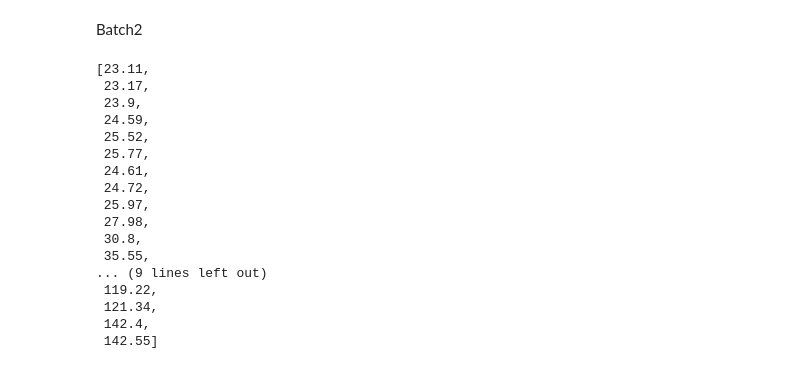
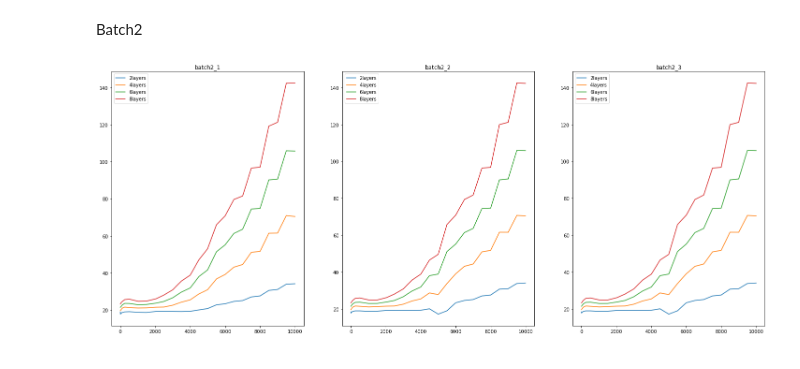
Before and after one commit to toelt-llc/TOELT-tfrabbit, a Jupyter notebook: code/notebooks/plot_results.ipynb, the cells around one changed output. Saved outputs shown, nothing was run; the diff lists cells and outputs as text; code cells hidden in the pictures.

Commit message:
batch2 plots

```diff
--- a/code/notebooks/plot_results.ipynb
+++ b/code/notebooks/plot_results.ipynb
@@ -245,31 +245,40 @@ plt.show()
 Batch2
 # %%
 one = pd.read_csv('../saved_results/frodo/batch2_1.csv')
+two = pd.read_csv('../saved_results/frodo/batch2_2.csv')
+three = pd.read_csv('../saved_results/frodo/batch2_3.csv')
-# %%
-batch2_neurons = []
-batch21_t = []
-dict1 = {'2':[], '4':[], '6':[], '8':[]}
-for i in one.values.tolist()[::4]:
-    batch2_neurons.append(i[0])
-    batch21_t.append(i[2])
-# %%
-batch2_neurons
-batch21_t
-# %% [output]
-[23.11,
- 23.17,
- 23.9,
- 24.59,
- 25.52,
- 25.77,
- 24.61,
- 24.72,
- 25.97,
- 27.98,
- 30.8,
- 35.55,
-... (9 lines left out)
- 119.22,
- 121.34,
- 142.4,
- 142.55]
+# %%
+batch2_neurons = []
+for i in one.values.tolist()[::4]:
+        batch2_neurons.append(i[0])
+
+# layers 2,4,6,8 == keys 1,2,3,4
+dict1 = {'1':[], '2':[], '3':[], '4':[]}
+dict2 = {'1':[], '2':[], '3':[], '4':[]}
+dict3 = {'1':[], '2':[], '3':[], '4':[]}
+for j in range(1,5):
+    for i in one.values.tolist()[(j-1)::4]:
+        dict1[str(j)].append(i[2])
+    for i in two.values.tolist()[(j-1)::4]:
+        dict2[str(j)].append(i[2])
+    for i in three.values.tolist()[(j-1)::4]:
+        dict3[str(j)].append(i[2])
+# %%
+fig, (ax1, ax2, ax3) = plt.subplots(1,3, figsize=(25,10))
+
+for i in range(1,5):
+    ax1.plot(batch2_neurons, dict1[str(i)], label=str(2*i) + 'layers')
+ax1.title.set_text('batch2_1')
+ax1.legend()
+for i in range(1,5):
+    ax2.plot(batch2_neurons, dict2[str(i)], label=str(2*i) + 'layers')
+ax2.title.set_text('batch2_2')
+ax2.legend()
+for i in range(1,5):
+    ax3.plot(batch2_neurons, dict2[str(i)], label=str(2*i) + 'layers')
+ax3.title.set_text('batch2_3')
+ax3.legend()
+
+plt.show()
+# %% [output]
+[figure, added]
```
Also changed, not shown: parts of 7 cells of this notebook, 4 other files.
